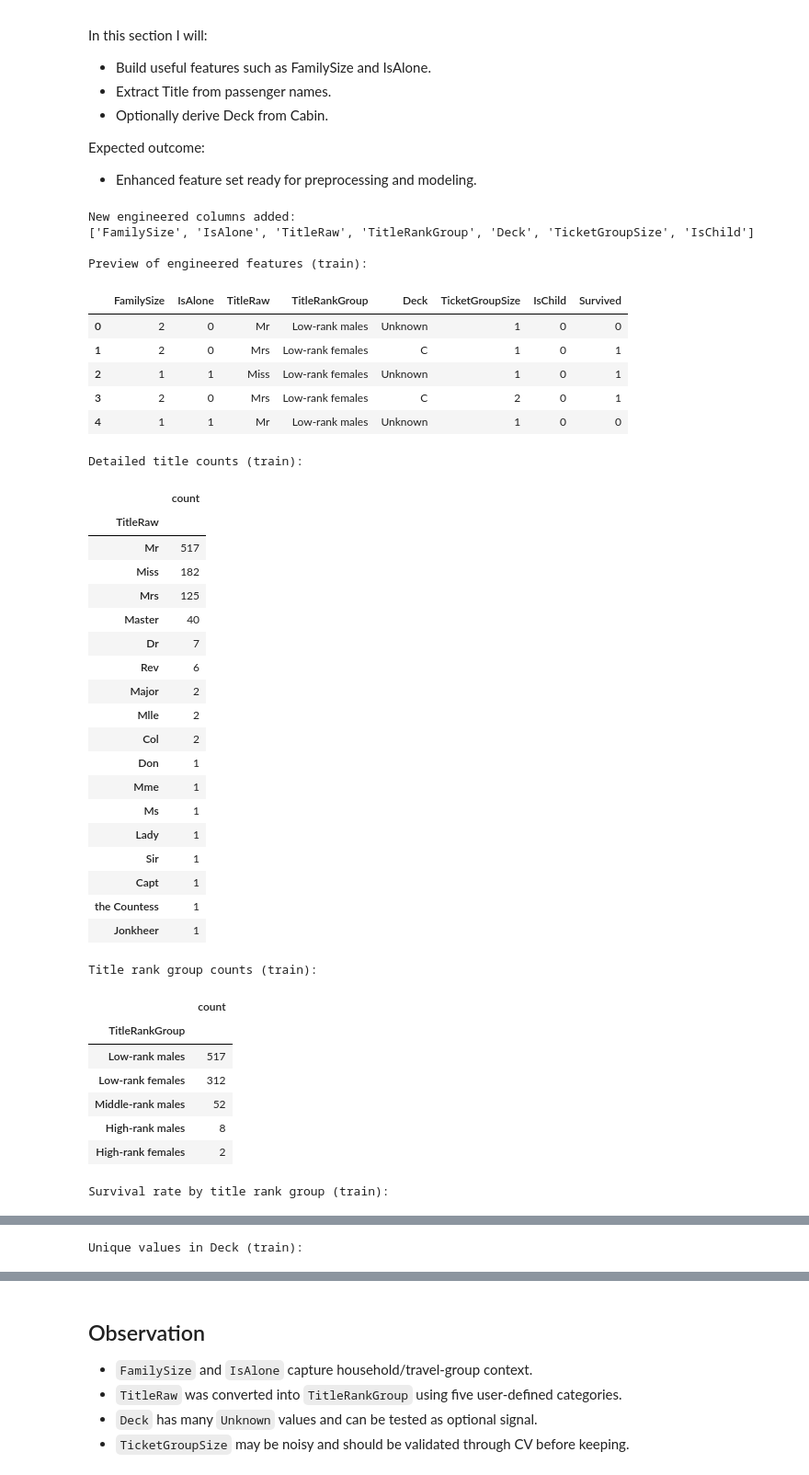
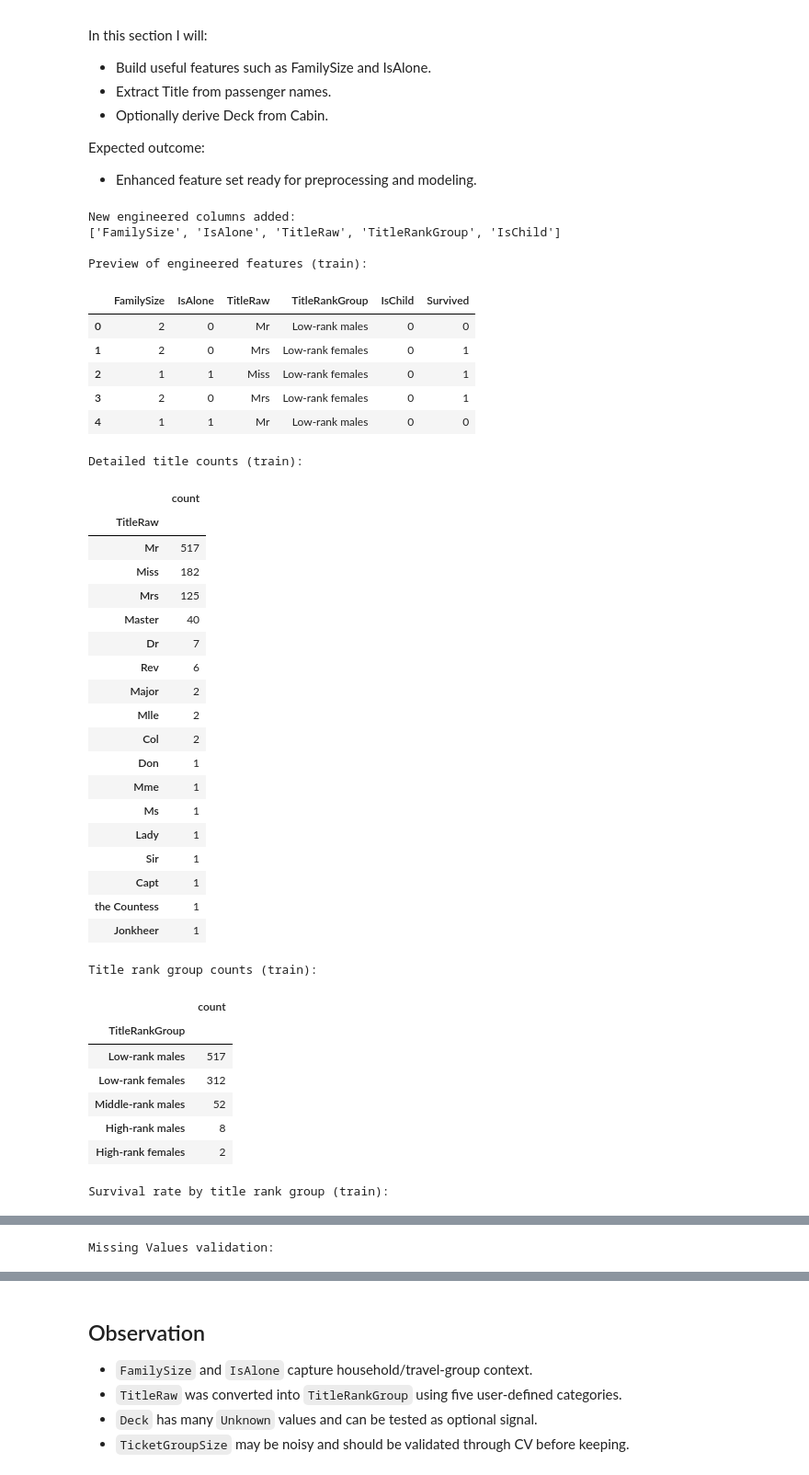
Before and after one commit to modalsaeed/kaggle_titanic, a Jupyter notebook: notebook/main.ipynb, the cells around one changed output, grey strips where cells are left out. Shown at 92% size. Cells and saved outputs as stored; diff of their text form; code cells hidden in the pictures.

```diff
--- a/notebook/main.ipynb
+++ b/notebook/main.ipynb
@@ -552,56 +602,57 @@ def add_features(df: pd.DataFrame) -> pd.DataFrame:
 
     out["TitleRankGroup"] = out.apply(map_title_rank_group, axis=1)
 
-    # 4) Deck from Cabin
-    out["Deck"] = out["Cabin"].str[0]
-    out["Deck"] = out["Deck"].fillna("Unknown")
-
-    # 5) Ticket group size (shared ticket can indicate group travel)
-    ticket_counts = out["Ticket"].value_counts()
-    out["TicketGroupSize"] = out["Ticket"].map(ticket_counts)
-
-    # 6) Children
+    # 4) Children
     out["IsChild"] = (out["Age"] < 16).astype(int)
 
-    # 7) Mothers and Fathers
+    # 5) Mothers and Fathers
     out["IsMother"] = ((out["Sex"] == "female") & (out["Parch"] > 0) & (out["Age"] >= 18)).astype(int)
     out["IsFather"] = ((out["Sex"] == "male") & (out["Parch"] > 0) & (out["Age"] >= 18)).astype(int)
+
+    # 6) AgeGroup
+    out["Age"] = out.groupby(["Sex", "Pclass"])["Age"].transform(lambda x: x.fillna(x.median()))
+    bins = [0, 12, 18, 35, 60, 100]
+    labels = ['Child', 'Teen', 'Young Adult', 'Adult', 'Senior']
+    out["AgeGroup"] = pd.cut(out["Age"], bins=bins, labels=labels)
+
+    # 7) FareBand
+    out["FareBand"] = pd.qcut(out["Fare"], 4, labels=["very-low", "low", "medium", "high"])
 
     return out
 
 
 train_fe = add_features(train_fe)
 test_fe = add_features(test_fe)
 
 print("New engineered columns added:")
-new_cols = ["FamilySize", "IsAlone", "TitleRaw", "TitleRankGroup", "Deck", "TicketGroupSize", "IsChild"]
+new_cols = ["FamilySize", "IsAlone", "TitleRaw", "TitleRankGroup", "IsChild"]
 print(new_cols)
 
 print("\nPreview of engineered features (train):")
 display(train_fe[new_cols + ["Survived"]].head())
 
 print("\nDetailed title counts (train):")
 display(train_fe["TitleRaw"].value_counts().to_frame("count"))
 
 print("\nTitle rank group counts (train):")
 display(train_fe["TitleRankGroup"].value_counts().to_frame("count"))
 
 print("\nSurvival rate by title rank group (train):")
 display((train_fe.groupby("TitleRankGroup")["Survived"].mean() * 100).round(2).to_frame("survival_percent"))
 
-print("\nUnique values in Deck (train):")
-display(train_fe["Deck"].value_counts().to_frame("count"))
+print("Missing Values validation:")
+display(train_fe.isnull().sum())
 # %% [output]
 New engineered columns added:
-['FamilySize', 'IsAlone', 'TitleRaw', 'TitleRankGroup', 'Deck', 'TicketGroupSize', 'IsChild']
+['FamilySize', 'IsAlone', 'TitleRaw', 'TitleRankGroup', 'IsChild']
 
 Preview of engineered features (train):
-|  | FamilySize | IsAlone | TitleRaw | TitleRankGroup | Deck | TicketGroupSize | IsChild | Survived |
-| 0 | 2 | 0 | Mr | Low-rank males | Unknown | 1 | 0 | 0 |
-| 1 | 2 | 0 | Mrs | Low-rank females | C | 1 | 0 | 1 |
-| 2 | 1 | 1 | Miss | Low-rank females | Unknown | 1 | 0 | 1 |
-| 3 | 2 | 0 | Mrs | Low-rank females | C | 2 | 0 | 1 |
-| 4 | 1 | 1 | Mr | Low-rank males | Unknown | 1 | 0 | 0 |
+|  | FamilySize | IsAlone | TitleRaw | TitleRankGroup | IsChild | Survived |
+| 0 | 2 | 0 | Mr | Low-rank males | 0 | 0 |
+| 1 | 2 | 0 | Mrs | Low-rank females | 0 | 1 |
+| 2 | 1 | 1 | Miss | Low-rank females | 0 | 1 |
+| 3 | 2 | 0 | Mrs | Low-rank females | 0 | 1 |
+| 4 | 1 | 1 | Mr | Low-rank males | 0 | 0 |
 Detailed title counts (train):
 |  | count |
 | TitleRaw |  |
@@ -638,4 +689,4 @@ Survival rate by title rank group (train):
 | Low-rank females | 74.04 |
 | Low-rank males | 15.67 |
 | Middle-rank males | 48.08 |
-Unique values in Deck (train):
+Missing Values validation:
```
Also changed, not shown: parts of 13 cells of this notebook.
